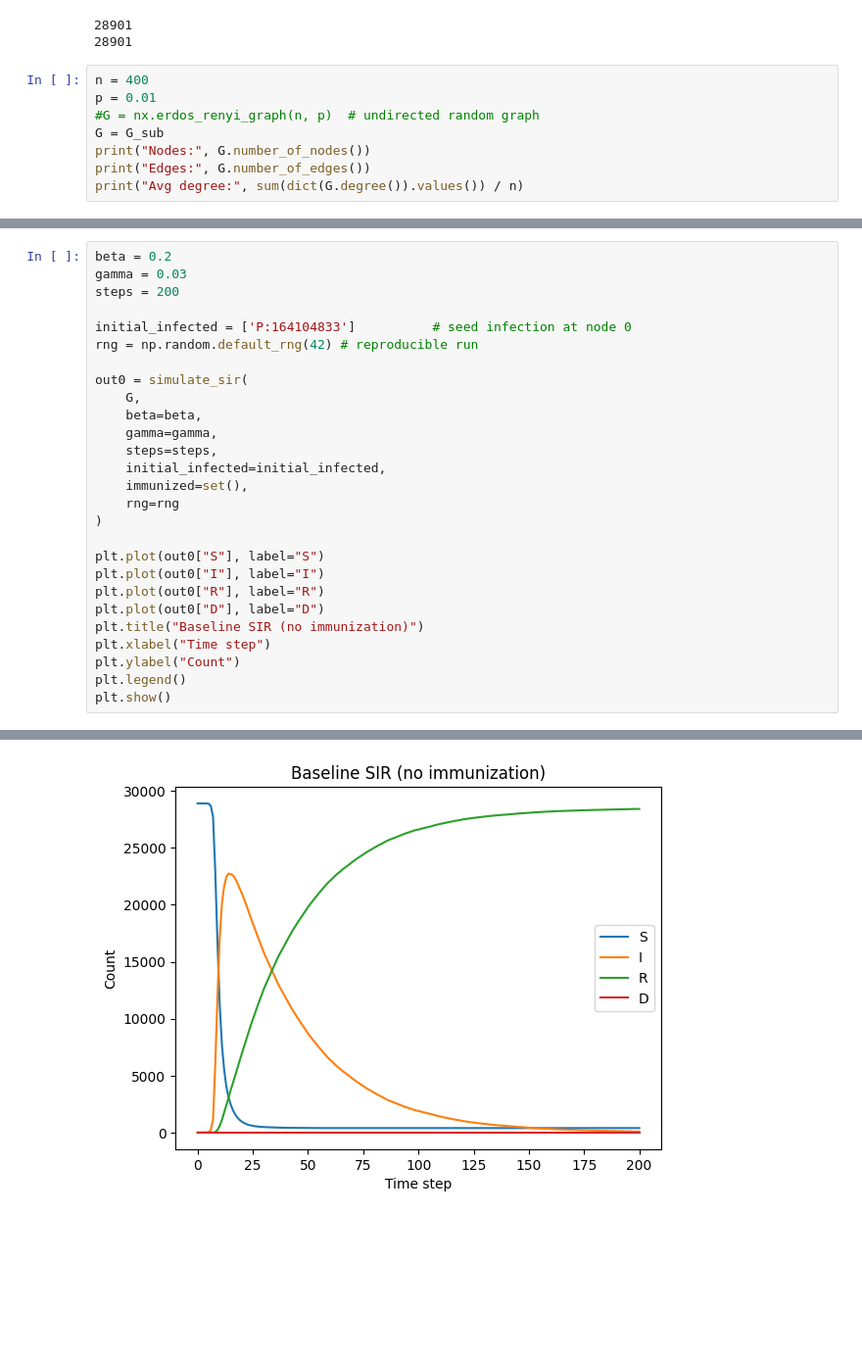
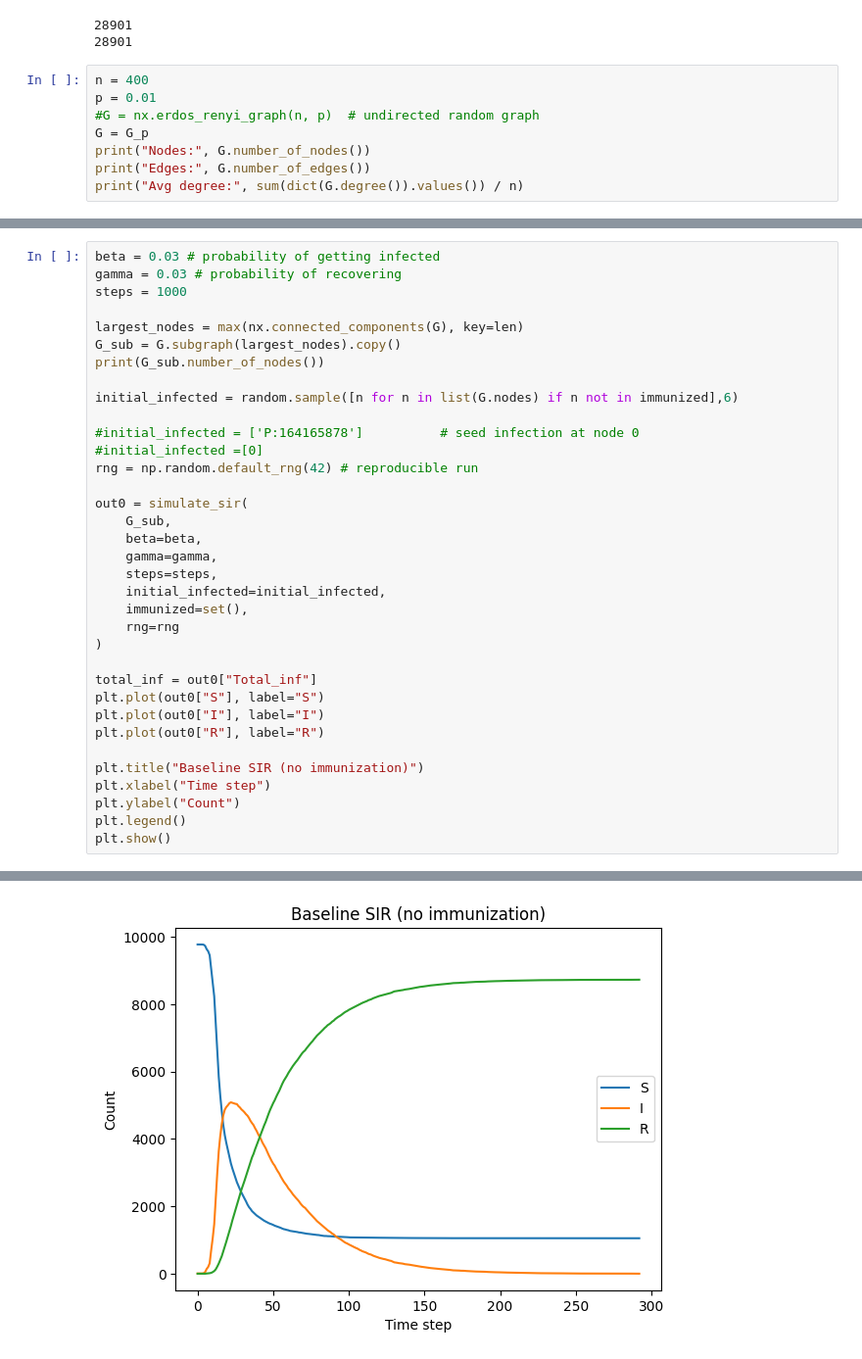
Before and after one commit to jonjon-levi/disease-propogation-network, a Jupyter notebook: notebooks/explore_network.ipynb, the cells around one changed output, grey strips where cells are left out. Shown at 98% size. Saved outputs shown, nothing was run; the diff lists cells and outputs as text; blank space fills up the shorter version.

```diff
--- a/notebooks/explore_network.ipynb
+++ b/notebooks/explore_network.ipynb
@@ -73,7 +52,7 @@ print(G_sub.number_of_nodes())
 n = 400
 p = 0.01
 #G = nx.erdos_renyi_graph(n, p)  # undirected random graph
-G = G_sub
+G = G_p
 print("Nodes:", G.number_of_nodes())
 print("Edges:", G.number_of_edges())
 print("Avg degree:", sum(dict(G.degree()).values()) / n)
@@ -88,13 +87,20 @@ NodeDataView({'P:164104833': None, 'P:164104834': None, 'P:251338078': None, 'P:
 # %%
-beta = 0.2
-gamma = 0.03
-steps = 200
+beta = 0.03 # probability of getting infected
+gamma = 0.03 # probability of recovering
+steps = 1000
 
-initial_infected = ['P:164104833']          # seed infection at node 0
+largest_nodes = max(nx.connected_components(G), key=len)
+G_sub = G.subgraph(largest_nodes).copy()
+print(G_sub.number_of_nodes())
+
+initial_infected = random.sample([n for n in list(G.nodes) if n not in immunized],6)
+
+#initial_infected = ['P:164165878']          # seed infection at node 0
+#initial_infected =[0]
 rng = np.random.default_rng(42) # reproducible run
 
 out0 = simulate_sir(
-    G,
+    G_sub,
     beta=beta,
     gamma=gamma,
     steps=steps,
@@ -103,10 +109,11 @@ out0 = simulate_sir(
     rng=rng
 )
 
+total_inf = out0["Total_inf"]
 plt.plot(out0["S"], label="S")
 plt.plot(out0["I"], label="I")
 plt.plot(out0["R"], label="R")
-plt.plot(out0["D"], label="D")
+
 plt.title("Baseline SIR (no immunization)")
 plt.xlabel("Time step")
 plt.ylabel("Count")
@@ -116,2 +124,2 @@ plt.show()
-[figure, old version]
+[figure, new version]
 # %%
```
Also changed, not shown: parts of 12 cells of this notebook, 13 other files.
